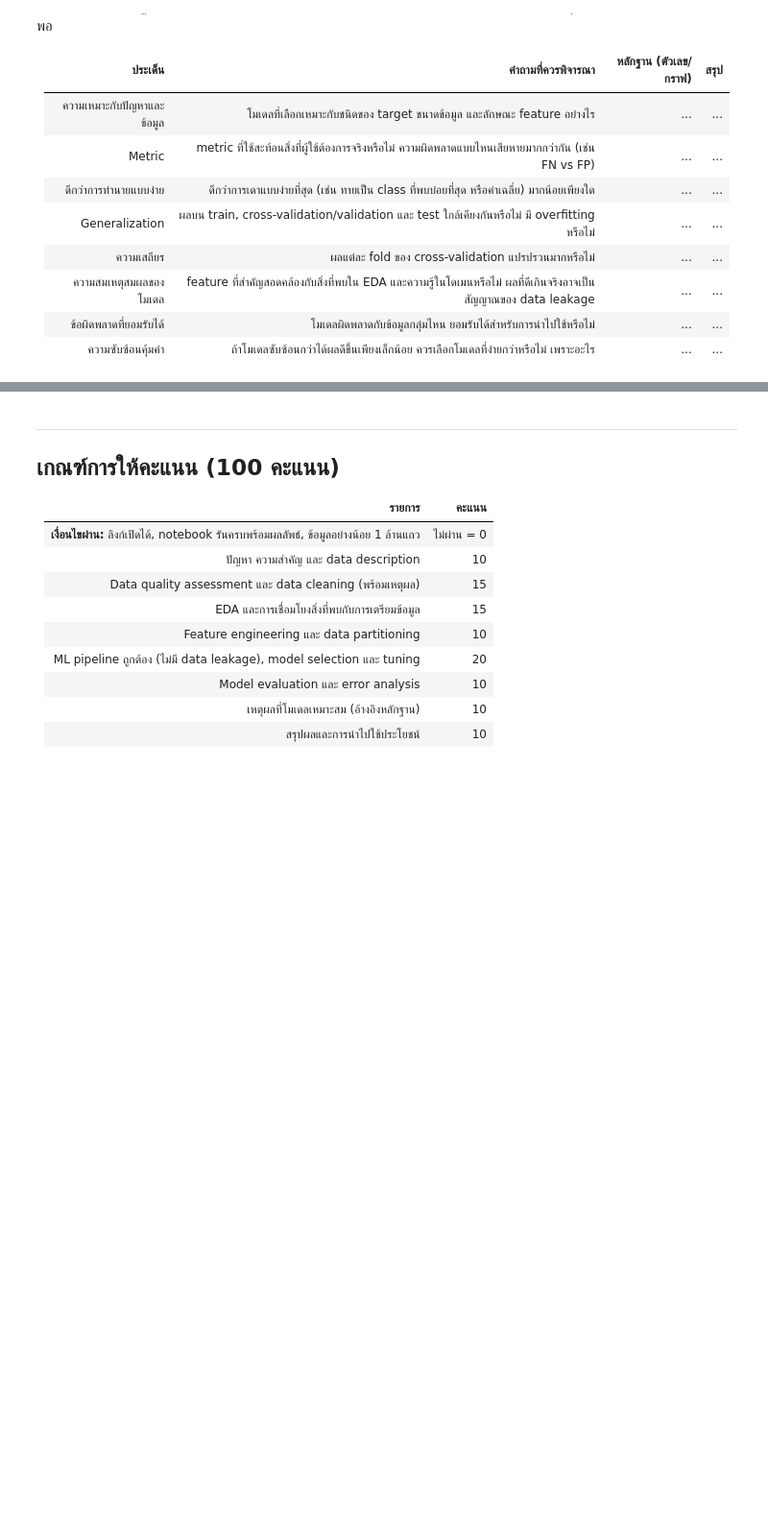
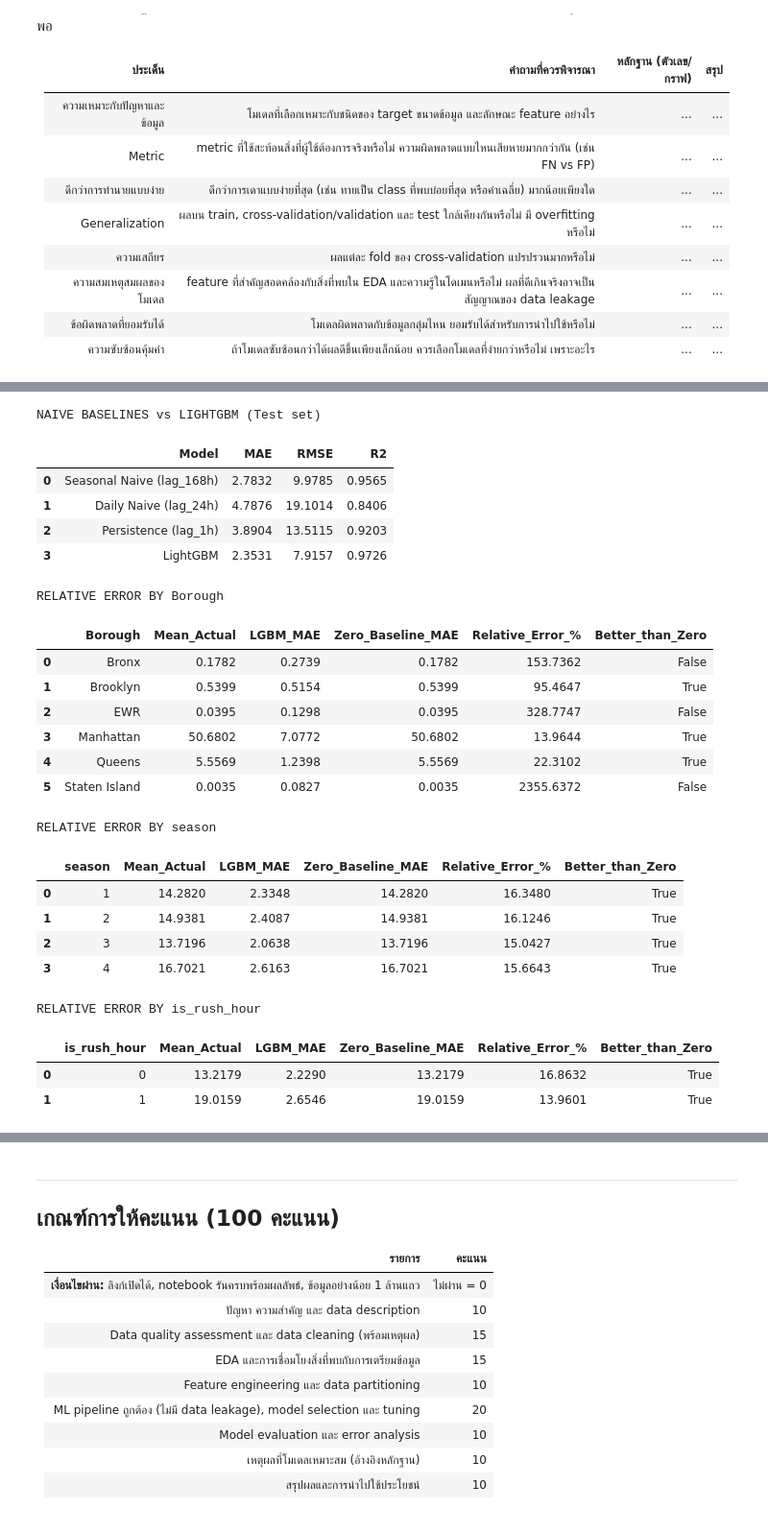
Before and after one commit to spannav/proj2_bigdata, a Jupyter notebook: MiniProject_Part2_BigData_ML.ipynb, the cells around one changed output, grey strips where cells are left out. Shown at 96% size. Saved outputs shown, nothing was run; the diff lists cells and outputs as text; code cells hidden in the pictures; blank space fills up the shorter version.

```diff
--- a/MiniProject_Part2_BigData_ML.ipynb
+++ b/MiniProject_Part2_BigData_ML.ipynb
@@ -1280,0 +1304,67 @@ Rush Hour (7-9, 16-19) 2.6546 7.8998 0.9795
+# %%
+# ============================================================
+# STEP 12 (ต่อ): Naive baselines และ Relative error
+# ============================================================
+# นิยาม calc_metrics โดยเชื่อมโยงกับฟังก์ชันที่มีอยู่
+def calc_metrics(y_true, y_pred):
+    return evaluate_predictions(y_true, y_pred)
+
+# 1) Baseline แบบ naive: ทำนายด้วยค่าในอดีตโดยตรง ไม่ใช้โมเดล
+naive_rows = []
+for name, col in [("Seasonal Naive (lag_168h)", "lag_168h"),
+                  ("Daily Naive (lag_24h)", "lag_24h"),
+                  ("Persistence (lag_1h)", "lag_1h")]:
+    m = calc_metrics(y_test, test_df[col].values)
+    naive_rows.append({"Model": name, **m})
+
+naive_rows.append({"Model": "LightGBM",
+                   **calc_metrics(y_test, lgb_model.predict(X_test_proc))})
+naive_df = pd.DataFrame(naive_rows)
+print("NAIVE BASELINES vs LIGHTGBM (Test set)")
+display(naive_df.round(4))
+
+# เตรียม error_df จาก test_eval_df ของเรา
+error_df = test_eval_df.copy()
+# เปลี่ยนชื่อคอลัมน์ให้ตรงตามที่ฟังก์ชันด้านล่างต้องการ
+error_df = error_df.rename(columns={
+    'demand_count': 'Actual',
+    'abs_error': 'Abs_Error'
+})
+
+# 2) Relative error: MAE / ค่าจริงเฉลี่ย (ทายศูนย์ได้ MAE = ค่าจริงเฉลี่ย)
+def relative_table(data, col):
+    g = data.groupby(col).agg(Mean_Actual=("Actual", "mean"),
+                              LGBM_MAE=("Abs_Error", "mean"))
+    g["Zero_Baseline_MAE"] = g["Mean_Actual"]
+    g["Relative_Error_%"] = (g["LGBM_MAE"] / g["Mean_Actual"] * 100)
+    g["Better_than_Zero"] = g["LGBM_MAE"] < g["Zero_Baseline_MAE"]
+    return g.reset_index().round(4)
+
+for col in ["Borough", "season", "is_rush_hour"]:
+    print(f"\nRELATIVE ERROR BY {col}")
+    display(relative_table(error_df, col))
+# %% [output]
+NAIVE BASELINES vs LIGHTGBM (Test set)
+|  | Model | MAE | RMSE | R2 |
+| 0 | Seasonal Naive (lag_168h) | 2.7832 | 9.9785 | 0.9565 |
+| 1 | Daily Naive (lag_24h) | 4.7876 | 19.1014 | 0.8406 |
+| 2 | Persistence (lag_1h) | 3.8904 | 13.5115 | 0.9203 |
+| 3 | LightGBM | 2.3531 | 7.9157 | 0.9726 |
+RELATIVE ERROR BY Borough
+|  | Borough | Mean_Actual | LGBM_MAE | Zero_Baseline_MAE | Relative_Error_% | Better_than_Zero |
+| 0 | Bronx | 0.1782 | 0.2739 | 0.1782 | 153.7362 | False |
+| 1 | Brooklyn | 0.5399 | 0.5154 | 0.5399 | 95.4647 | True |
+| 2 | EWR | 0.0395 | 0.1298 | 0.0395 | 328.7747 | False |
+| 3 | Manhattan | 50.6802 | 7.0772 | 50.6802 | 13.9644 | True |
+| 4 | Queens | 5.5569 | 1.2398 | 5.5569 | 22.3102 | True |
+| 5 | Staten Island | 0.0035 | 0.0827 | 0.0035 | 2355.6372 | False |
+RELATIVE ERROR BY season
+|  | season | Mean_Actual | LGBM_MAE | Zero_Baseline_MAE | Relative_Error_% | Better_than_Zero |
+| 0 | 1 | 14.2820 | 2.3348 | 14.2820 | 16.3480 | True |
+| 1 | 2 | 14.9381 | 2.4087 | 14.9381 | 16.1246 | True |
+| 2 | 3 | 13.7196 | 2.0638 | 13.7196 | 15.0427 | True |
+| 3 | 4 | 16.7021 | 2.6163 | 16.7021 | 15.6643 | True |
+RELATIVE ERROR BY is_rush_hour
+|  | is_rush_hour | Mean_Actual | LGBM_MAE | Zero_Baseline_MAE | Relative_Error_% | Better_than_Zero |
+| 0 | 0 | 13.2179 | 2.2290 | 13.2179 | 16.8632 | True |
+| 1 | 1 | 19.0159 | 2.6546 | 19.0159 | 13.9601 | True |
```
Also changed, not shown: parts of 6 cells of this notebook.
